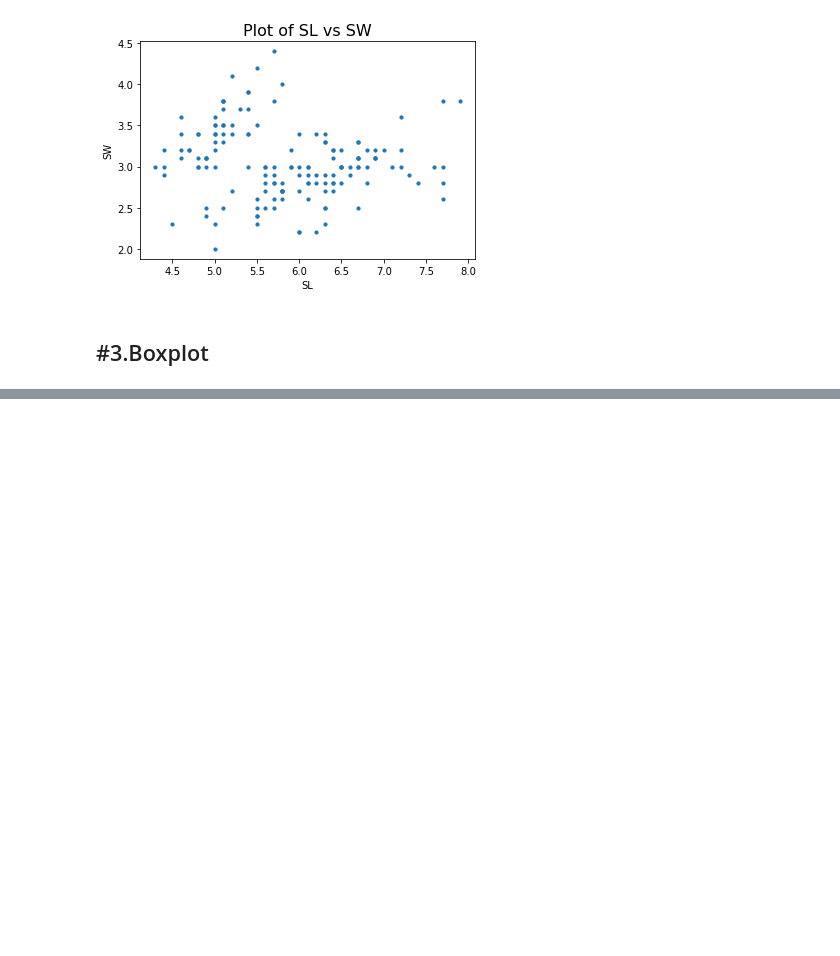
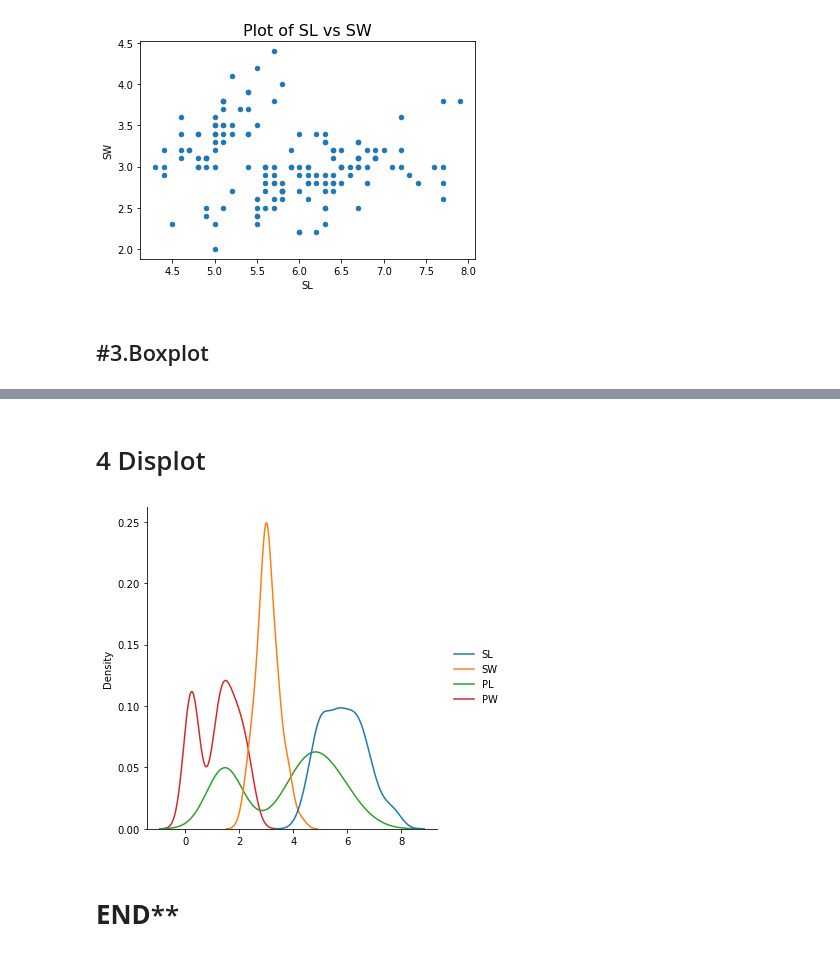
Before and after one commit to Zreejith/CaseStudies-Assignments-for-DSA22, a Jupyter notebook: Solution of Assignment #01 - Python for Data Science.ipynb, the cells around one changed output, grey strips where cells are left out. Cells and saved outputs as stored; diff of their text form; code cells hidden in the pictures; blank space fills up the shorter version.

```diff
--- a/Solution of Assignment #01 - Python for Data Science.ipynb
+++ b/Solution of Assignment #01 - Python for Data Science.ipynb
@@ -87,0 +102,9 @@ plt.show()
+# %% [markdown]
+# 4 Displot
+# %%
+sns.displot(iris, kind="kde")       # Displot of data
+plt.show()
+# %% [output]
+[figure, added]
+# %% [markdown]
+# ******************************************END******************************************** #
```
Also changed, not shown: parts of 6 cells of this notebook.
